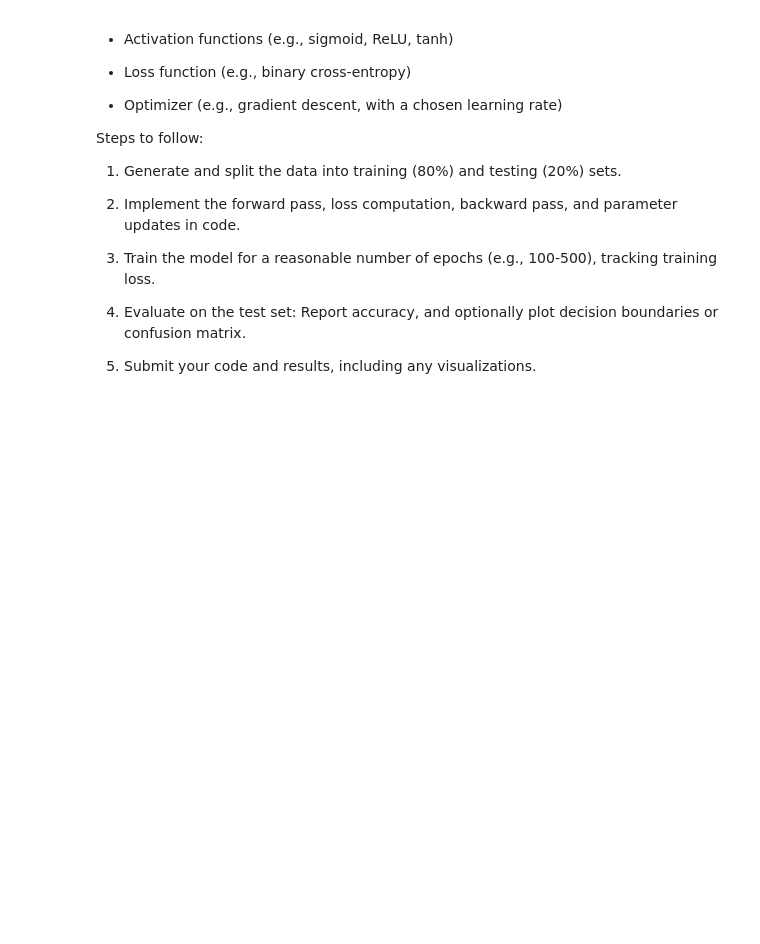
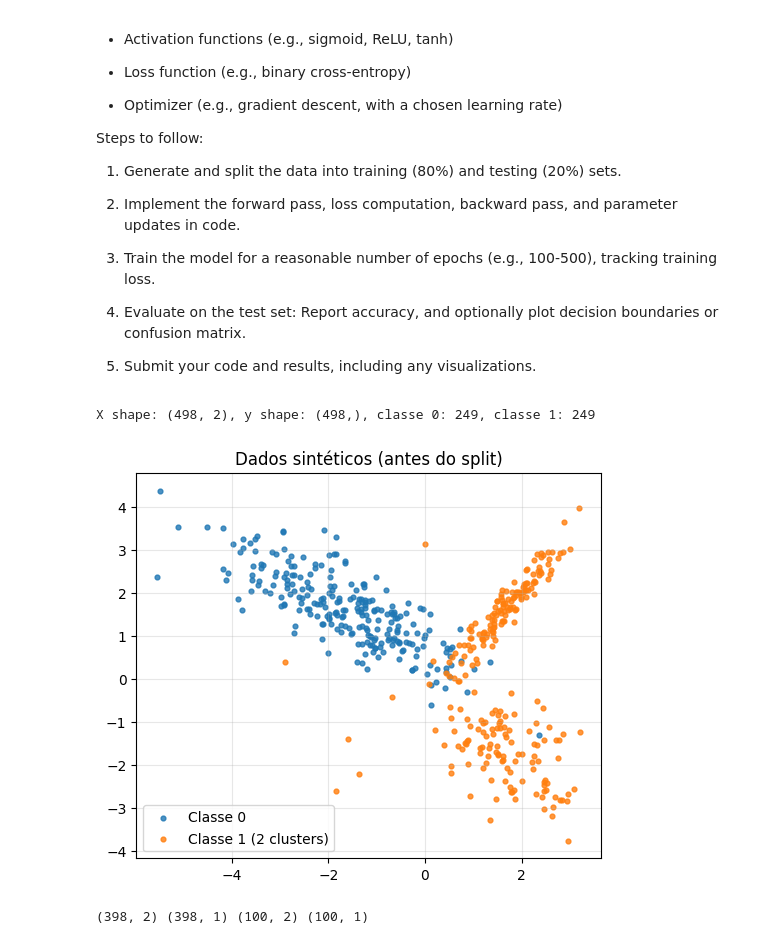
Before and after one commit to MatheusCastellucci/Neural-Network, a Jupyter notebook: Exercicios/EX3/MLP.ipynb, the cells around one changed output. Saved outputs shown, nothing was run; the diff lists cells and outputs as text; code cells hidden in the pictures; blank space fills up the shorter version.

```diff
--- a/Exercicios/EX3/MLP.ipynb
+++ b/Exercicios/EX3/MLP.ipynb
@@ -265,0 +297,75 @@ Steps to follow:
+# %%
+# Parâmetros gerais
+N_total = 1000
+class_sep = 1.6      # pode ajustar p/ ficar mais ou menos desafiador
+flip_y = 0.02        # fração de ruído (rótulos trocados)
+random_state = 42
+
+# 1) Classe 0 com 1 cluster
+X0, y0 = make_classification(
+    n_samples=N_total//2, n_features=2,
+    n_redundant=0, n_informative=2,
+    n_clusters_per_class=1, n_classes=2,
+    class_sep=class_sep, flip_y=flip_y,
+    random_state=random_state
+)
+# Filtra apenas a classe 0
+X0 = X0[y0 == 0]
+y0 = np.zeros((X0.shape[0],), dtype=int)
+
+# 2) Classe 1 com 2 clusters: gera um conjunto com n_clusters_per_class=2 e pega só a classe 1
+X1_full, y1_full = make_classification(
+    n_samples=N_total, n_features=2,
+    n_redundant=0, n_informative=2,
+    n_clusters_per_class=2, n_classes=2,
+    class_sep=class_sep, flip_y=flip_y,
+    random_state=random_state + 1
+)
+X1 = X1_full[y1_full == 1]
+y1 = np.ones((X1.shape[0],), dtype=int)
+
+# Balanceia o tamanho: escolhe min entre os dois lados
+n = min(len(X0), len(X1))
+X0 = X0[:n]
+y0 = y0[:n]
+X1 = X1[:n]
+y1 = y1[:n]
+
+# Combina
+X = np.vstack([X0, X1])
+y = np.concatenate([y0, y1])
+
+# Embaralha
+perm = np.random.permutation(len(X))
+X = X[perm]
+y = y[perm]
+
+print(f"X shape: {X.shape}, y shape: {y.shape}, classe 0: {np.sum(y==0)}, classe 1: {np.sum(y==1)}")
+
+# Visualização bruta (sem padronização)
+plt.figure()
+plt.scatter(X[y==0,0], X[y==0,1], s=12, label="Classe 0", alpha=0.8)
+plt.scatter(X[y==1,0], X[y==1,1], s=12, label="Classe 1 (2 clusters)", alpha=0.8)
+plt.title("Dados sintéticos (antes do split)")
+plt.legend()
+plt.grid(True, alpha=0.3)
+plt.show()
+# %% [output]
+X shape: (498, 2), y shape: (498,), classe 0: 249, classe 1: 249
+[figure, added]
+# %%
+X_train, X_test, y_train, y_test = train_test_split(
+    X, y, test_size=0.20, random_state=42, stratify=y
+)
+
+scaler = StandardScaler()
+X_train = scaler.fit_transform(X_train)
+X_test = scaler.transform(X_test)
+
+# Ajustar shapes de y p/ coluna
+y_train = y_train.reshape(-1, 1)
+y_test = y_test.reshape(-1, 1)
+
+print(X_train.shape, y_train.shape, X_test.shape, y_test.shape)
+# %% [output]
+(398, 2) (398, 1) (100, 2) (100, 1)
```
Also changed, not shown: parts of 24 cells of this notebook.
